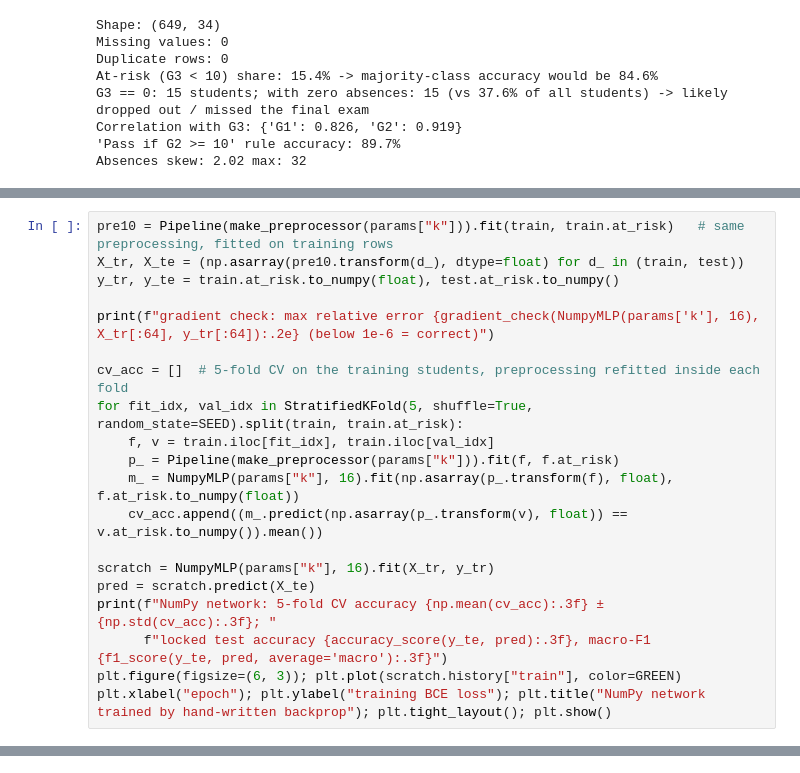
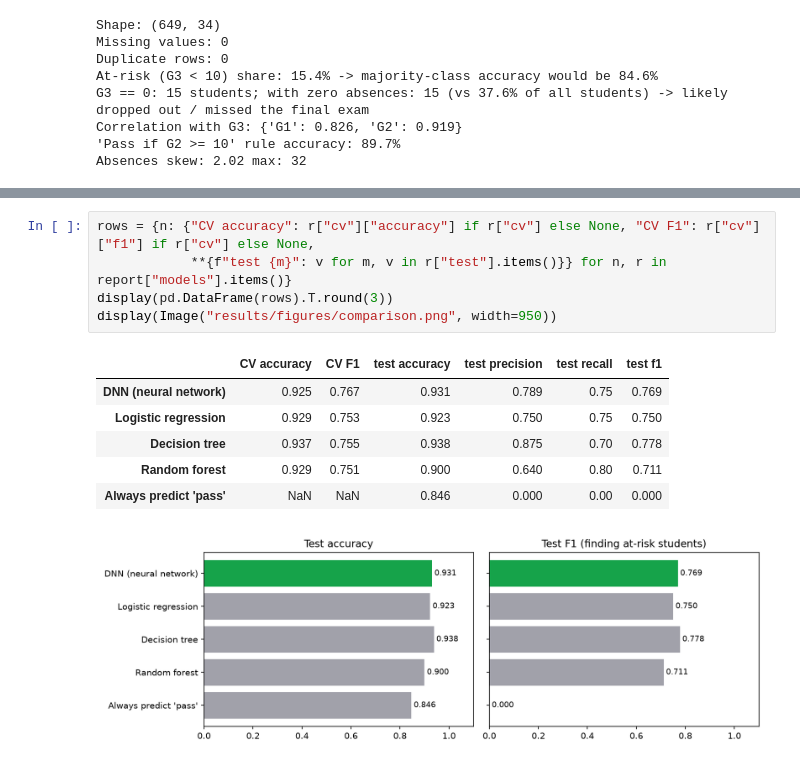
Before and after one commit to auraCodesKM/student-performance-dnn, a Jupyter notebook: student_performance_dnn.ipynb, the cells around one changed output, grey strips where cells are left out. Drawn from its saved outputs; the diff is of its cells as text.

```diff
--- a/student_performance_dnn.ipynb
+++ b/student_performance_dnn.ipynb
@@ -674,20 +98,0 @@ A **numerical gradient check** (course lab 2) compares each hand-derived gradien
-# %%
-pre10 = Pipeline(make_preprocessor(params["k"])).fit(train, train.at_risk)   # same preprocessing, fitted on training rows
-X_tr, X_te = (np.asarray(pre10.transform(d_), dtype=float) for d_ in (train, test))
-y_tr, y_te = train.at_risk.to_numpy(float), test.at_risk.to_numpy()
-
-print(f"gradient check: max relative error {gradient_check(NumpyMLP(params['k'], 16), X_tr[:64], y_tr[:64]):.2e} (below 1e-6 = correct)")
-
-cv_acc = []  # 5-fold CV on the training students, preprocessing refitted inside each fold
-for fit_idx, val_idx in StratifiedKFold(5, shuffle=True, random_state=SEED).split(train, train.at_risk):
-    f, v = train.iloc[fit_idx], train.iloc[val_idx]
-    p_ = Pipeline(make_preprocessor(params["k"])).fit(f, f.at_risk)
-    m_ = NumpyMLP(params["k"], 16).fit(np.asarray(p_.transform(f), float), f.at_risk.to_numpy(float))
-    cv_acc.append((m_.predict(np.asarray(p_.transform(v), float)) == v.at_risk.to_numpy()).mean())
-
-scratch = NumpyMLP(params["k"], 16).fit(X_tr, y_tr)
-pred = scratch.predict(X_te)
-print(f"NumPy network: 5-fold CV accuracy {np.mean(cv_acc):.3f} ± {np.std(cv_acc):.3f}; "
-      f"locked test accuracy {accuracy_score(y_te, pred):.3f}, macro-F1 {f1_score(y_te, pred, average='macro'):.3f}")
-plt.figure(figsize=(6, 3)); plt.plot(scratch.history["train"], color=GREEN)
-plt.xlabel("epoch"); plt.ylabel("training BCE loss"); plt.title("NumPy network trained by hand-written backprop"); plt.tight_layout(); plt.show()
@@ -957,0 +299,13 @@ Every decision, the alternatives considered and the evidence are in `DECISIONS.m
+# %%
+rows = {n: {"CV accuracy": r["cv"]["accuracy"] if r["cv"] else None, "CV F1": r["cv"]["f1"] if r["cv"] else None,
+            **{f"test {m}": v for m, v in r["test"].items()}} for n, r in report["models"].items()}
+display(pd.DataFrame(rows).T.round(3))
+display(Image("results/figures/comparison.png", width=950))
+# %% [output]
+|  | CV accuracy | CV F1 | test accuracy | test precision | test recall | test f1 |
+| DNN (neural network) | 0.925 | 0.767 | 0.931 | 0.789 | 0.75 | 0.769 |
+| Logistic regression | 0.929 | 0.753 | 0.923 | 0.750 | 0.75 | 0.750 |
+| Decision tree | 0.937 | 0.755 | 0.938 | 0.875 | 0.70 | 0.778 |
+| Random forest | 0.929 | 0.751 | 0.900 | 0.640 | 0.80 | 0.711 |
+| Always predict 'pass' | NaN | NaN | 0.846 | 0.000 | 0.00 | 0.000 |
+[figure, added]
```
Also changed, not shown: parts of 93 cells of this notebook, 34 other files.
